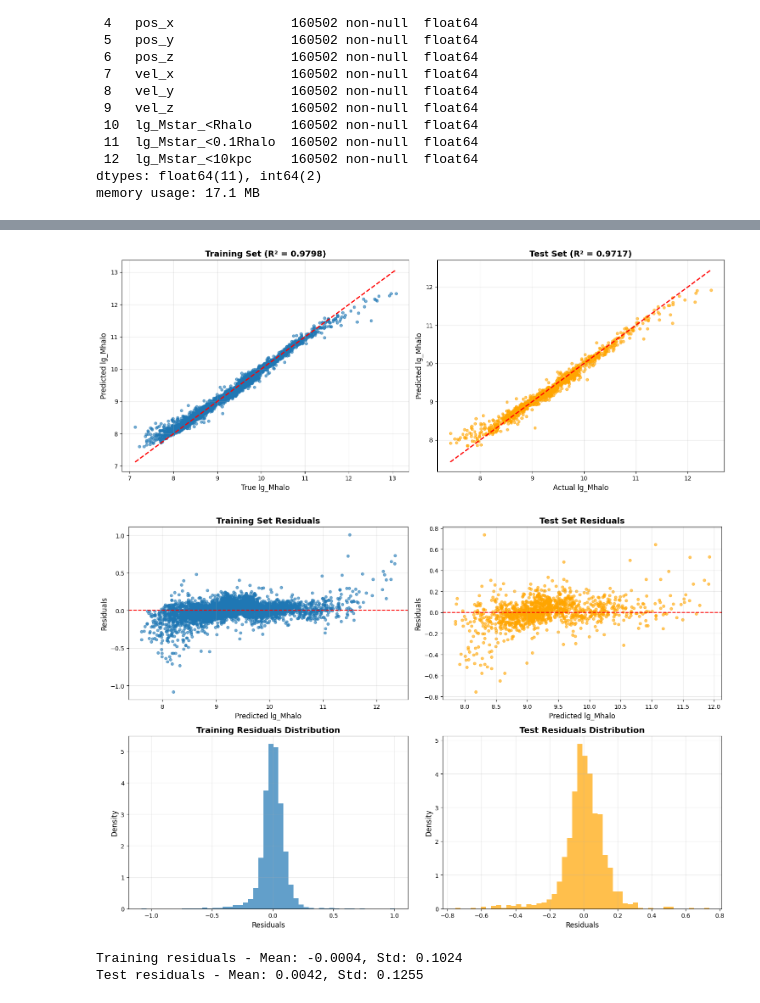
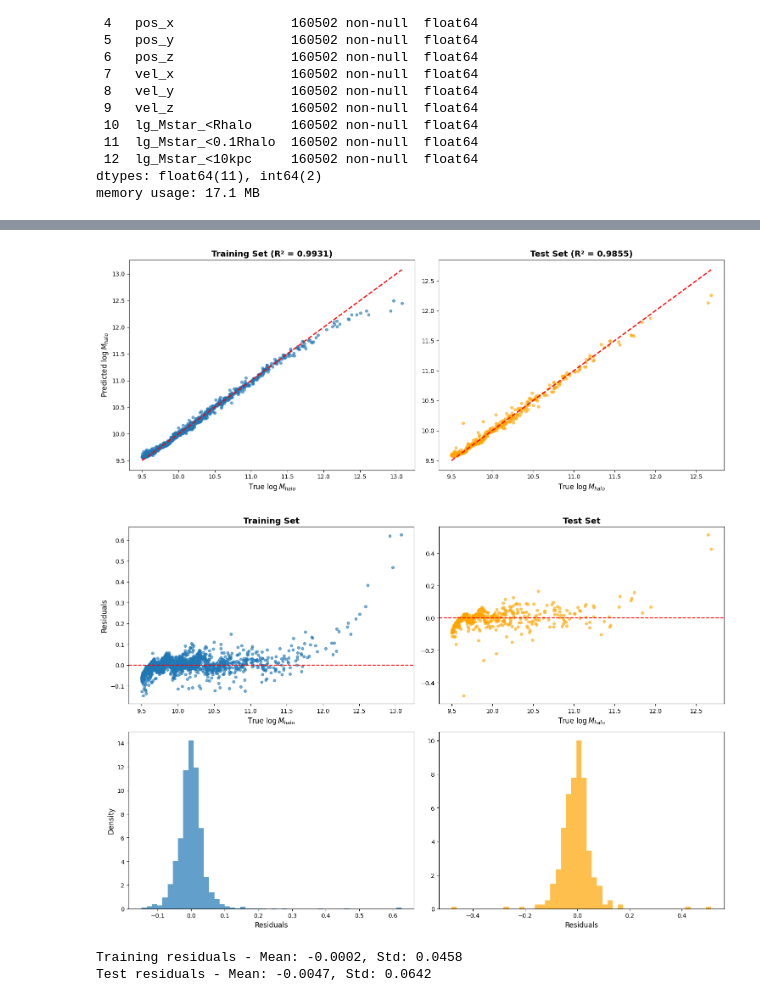
Before and after one commit to abdelrahman-helal/DM_FIREbox, a Jupyter notebook: notebooks/random_forest.ipynb, the cells around one changed output, grey strips where cells are left out. Cells and saved outputs as stored; diff of their text form; code cells hidden in the pictures.

Commit message:
Update RF plots for the paper

```diff
--- a/notebooks/random_forest.ipynb
+++ b/notebooks/random_forest.ipynb
@@ -13,7 +13,7 @@ from sklearn.ensemble import RandomForestRegressor
 from sklearn.model_selection import train_test_split
 from sklearn.metrics import mean_squared_error, mean_absolute_error, r2_score
 # %%
-data_path = 'D:\Minerva/Senior Year/Capstone/DM_FIREbox_fresh/data/firebox_data/FIREbox_z=0.txt'
+data_path = '../data/firebox_data/FIREbox_z=0.txt'
 data_processor = DataProcessor(file_path=data_path)
 data = data_processor.load_data()
 # %%
@@ -41,23 +41,27 @@ dtypes: float64(11), int64(2)
 memory usage: 17.1 MB
 # %%
 # filtering out rows without stellar mass
-data_with_lg_Mstar = data[data['lg_Mstar_<Rhalo']>=0]
+data_with_lg_Mstar = data[(data['lg_Mstar_<Rhalo']>=0) & (data['lg_Mhalo']>9.5)]
 
 # selecting features (stellar observables) and target (halo mass)
 feature_cols = ['Rhalo', 'pos_x', 'pos_y', 'pos_z',\
                 'vel_x', 'vel_y', 'vel_z', 'lg_Mstar_<Rhalo']
 target_col = 'lg_Mhalo'
 
-X = data_with_lg_Mstar[feature_cols]
-y = data_with_lg_Mstar[target_col]
+X = np.array(data_with_lg_Mstar[feature_cols])
+y = np.array(data_with_lg_Mstar[target_col])
 
-X_train, X_test, y_train, y_test = train_test_split(X, y, test_size=0.2, random_state=42)
+
+# stratifying the halo mass for the train-test split
+bins = np.percentile(y, np.linspace(0, 100, 11))
+y_bins = np.digitize(y, bins[1:-1])
+
+X_train, X_test, y_train, y_test = train_test_split(X, y, test_size=0.2, random_state=42, stratify=y_bins)
 # %%
-
 
 # Initialize Random Forest Regressor with carefully chosen parameters
 rf_model = RandomForestRegressor(
-    n_estimators=10,        # Number of trees in the forest
+    n_estimators=100,        # Number of trees in the forest
     max_depth=10,            # Maximum depth of each tree
     min_samples_split=5,     # Minimum samples required to split a node
     min_samples_leaf=2,      # Minimum samples required at a leaf node
@@ -292,66 +293,55 @@ fig, axes = plt.subplots(1, 2, figsize=(15, 6))
 # Training set predictions
 axes[0].scatter(y_train, y_train_pred, alpha=0.6, s=20)
 axes[0].plot([y_train.min(), y_train.max()], [y_train.min(), y_train.max()], 'r--', lw=2)
-axes[0].set_xlabel('True lg_Mhalo', fontsize=12)
-axes[0].set_ylabel('Predicted lg_Mhalo', fontsize=12)
+axes[0].set_xlabel('True $\log M_{halo}$', fontsize=12)
+axes[0].set_ylabel('Predicted $\log M_{halo}$', fontsize=12)
 axes[0].set_title(f'Training Set (R² = {train_r2:.4f})', fontsize=14, fontweight='bold')
-axes[0].grid(True, alpha=0.3)
 
 # Test set predictions
 axes[1].scatter(y_test, y_test_pred, alpha=0.6, s=20, color='orange')
 axes[1].plot([y_test.min(), y_test.max()], [y_test.min(), y_test.max()], 'r--', lw=2)
-axes[1].set_xlabel('Actual lg_Mhalo', fontsize=12)
-axes[1].set_ylabel('Predicted lg_Mhalo', fontsize=12)
+axes[1].set_xlabel('True $\log M_{halo}$', fontsize=12)
 axes[1].set_title(f'Test Set (R² = {test_r2:.4f})', fontsize=14, fontweight='bold')
-axes[1].grid(True, alpha=0.3)
 
 plt.tight_layout()
 plt.show()
 # %% [output]
-[figure, old version]
+[figure, new version]
 # %%
 # Residual Analysis
 train_residuals = y_train - y_train_pred
 test_residuals = y_test - y_test_pred
 
 fig, axes = plt.subplots(2, 2, figsize=(15, 10))
 
 # Training residuals vs predicted
-axes[0, 0].scatter(y_train_pred, train_residuals, alpha=0.6, s=20)
+axes[0, 0].scatter(y_train, train_residuals, alpha=0.6, s=20)
 axes[0, 0].axhline(y=0, color='r', linestyle='--')
-axes[0, 0].set_xlabel('Predicted lg_Mhalo', fontsize=12)
+axes[0, 0].set_xlabel('True $\log M_{halo}$', fontsize=12)
 axes[0, 0].set_ylabel('Residuals', fontsize=12)
-axes[0, 0].set_title('Training Set Residuals', fontsize=14, fontweight='bold')
-axes[0, 0].grid(True, alpha=0.3)
+axes[0, 0].set_title('Training Set', fontsize=14, fontweight='bold')
 
 # Test residuals vs predicted
-axes[0, 1].scatter(y_test_pred, test_residuals, alpha=0.6, s=20, color='orange')
+axes[0, 1].scatter(y_test, test_residuals, alpha=0.6, s=20, color='orange')
 axes[0, 1].axhline(y=0, color='r', linestyle='--')
-axes[0, 1].set_xlabel('Predicted lg_Mhalo', fontsize=12)
-axes[0, 1].set_ylabel('Residuals', fontsize=12)
-axes[0, 1].set_title('Test Set Residuals', fontsize=14, fontweight='bold')
-axes[0, 1].grid(True, alpha=0.3)
+axes[0, 1].set_xlabel('True $\log M_{halo}$', fontsize=12)
+axes[0, 1].set_title('Test Set', fontsize=14, fontweight='bold')
 
 # Training residuals histogram
 axes[1, 0].hist(train_residuals, bins=50, alpha=0.7, density=True)
 axes[1, 0].set_xlabel('Residuals', fontsize=12)
 axes[1, 0].set_ylabel('Density', fontsize=12)
-axes[1, 0].set_title('Training Residuals Distribution', fontsize=14, fontweight='bold')
-axes[1, 0].grid(True, alpha=0.3)
 
 # Test residuals histogram
 axes[1, 1].hist(test_residuals, bins=50, alpha=0.7, color='orange', density=True)
 axes[1, 1].set_xlabel('Residuals', fontsize=12)
-axes[1, 1].set_ylabel('Density', fontsize=12)
-axes[1, 1].set_title('Test Residuals Distribution', fontsize=14, fontweight='bold')
-axes[1, 1].grid(True, alpha=0.3)
 
 plt.tight_layout()
 plt.show()
 
 print(f"Training residuals - Mean: {train_residuals.mean():.4f}, Std: {train_residuals.std():.4f}")
 print(f"Test residuals - Mean: {test_residuals.mean():.4f}, Std: {test_residuals.std():.4f}")
 # %% [output]
-[figure, old version]
+[figure, new version]
-Training residuals - Mean: -0.0004, Std: 0.1024
-Test residuals - Mean: 0.0042, Std: 0.1255
+Training residuals - Mean: -0.0002, Std: 0.0458
+Test residuals - Mean: -0.0047, Std: 0.0642
```
Also changed, not shown: parts of 6 cells of this notebook.
